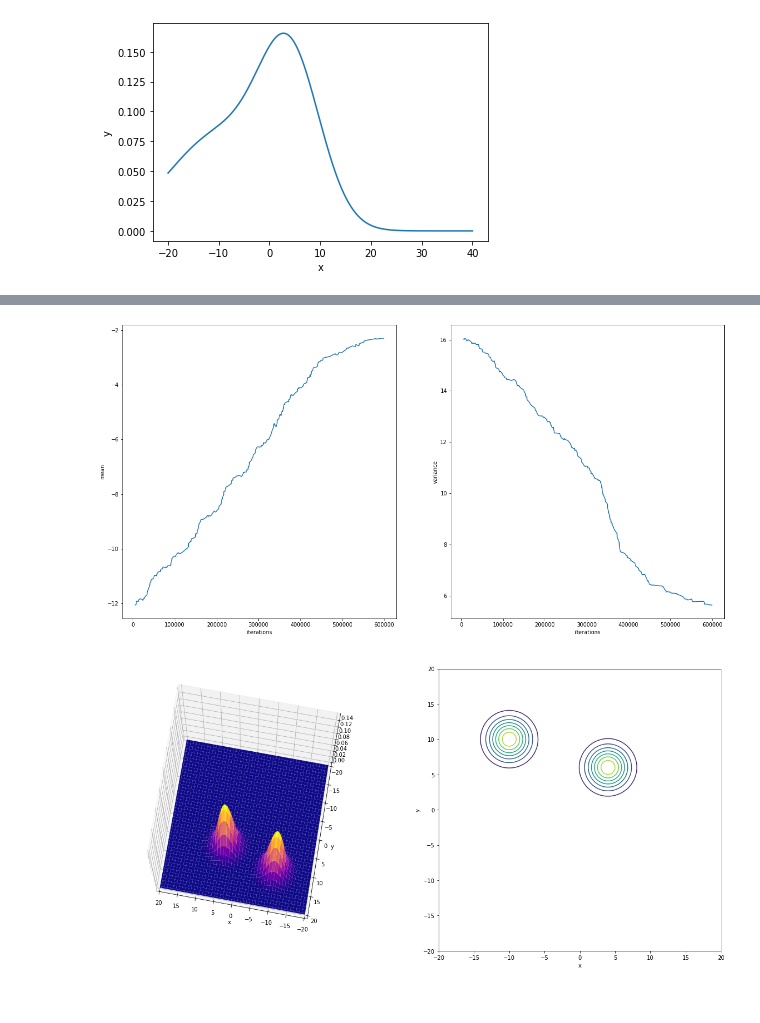
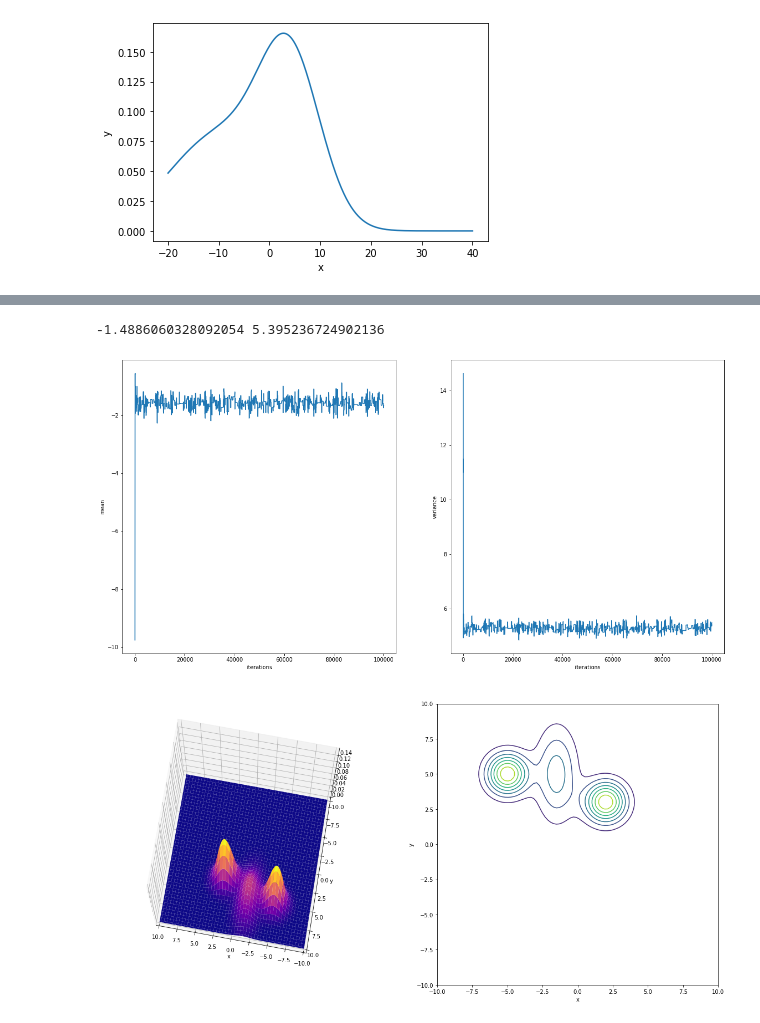
Before and after one commit to zcemycl/mlreading-hub, a Jupyter notebook: notes/Random-Walk-Metropolis.ipynb, the cells around one changed output, grey strips where cells are left out. Cells and saved outputs as stored; diff of their text form; code cells hidden in the pictures.

```diff
--- a/notes/Random-Walk-Metropolis.ipynb
+++ b/notes/Random-Walk-Metropolis.ipynb
@@ -50,24 +103,6 @@ def sampleGauss1D(mu,var):
     rv = norm(mu,var)
     y = rv.pdf(x)
     return x,y
-# %%
-def sampleGauss2D(mu,cov):
-    """
-    Given x,y mean and covariance,
-    Sample 2D Gaussian Distribution Datapoints
-    within x[-10,10], y[-10,10].
-    mu = [1,2] w
-    cov = [2,2]
-    """
-    x = np.linspace(-10,10,100)
-    y = np.linspace(-10,10,100)
-    x,y = np.meshgrid(x,y)
-    pos = np.empty(x.shape+(2,))
-    pos[:,:,0]=x
-    pos[:,:,1]=y
-    rv = multivariate_normal(mu,cov)
-    z = rv.pdf(pos)
-    return x,y,z
 # %%
 def plot2D(xs,ys):
     fig = plt.figure()
@@ -76,30 +111,6 @@ def plot2D(xs,ys):
     plt.plot(xs,ys)
     plt.xlabel('x')
     plt.ylabel('y')
-# %%
-def plot3DSurface2DContour(xs,ys,zs):
-    fig = plt.figure(figsize=(20,10))
-    ax = fig.add_subplot(121, projection='3d')
-    xs=np.array(xs)
-    xs=np.sum(xs,axis=0)
-    ys=np.array(ys)
-    ys=np.sum(ys,axis=0)
-    zs=np.array(zs)
-    zs=np.sum(zs,axis=0)
-    zmax = np.max(zs)
-    ax.set_xlim3d([-20,20])
-    ax.set_ylim3d([-20,20])
-    ax.set_zlim3d([0,zmax])
-    ax.view_init(75, 100)
-    ax.set_xlabel('x')
-    ax.set_ylabel('y')
-    ax.plot_surface(xs,ys,zs,cmap="plasma")
-
-    ax = fig.add_subplot(122)
-    ax.contour(xs,ys,zs)
-    ax.set_xlabel('x')
-    ax.set_ylabel('y')
-    ax.set_aspect('equal')
 # %%
 class experiment:
     def __init__(self,samples):
@@ -218,14 +232,19 @@ _ = plt.hist(samples,bins=50)
+# %%
+print(x.mean(),x.std())
+# %% [output]
+-1.4886060328092054 5.395236724902136
 # %%
 e = experiment(samples)
-# e._logL = lambda m,v,m00,v00:(np.log(norm.pdf(samples,m,v))).sum()
+e._logL = lambda m,v,m00,v00:(np.log(norm.pdf(samples,m,v))).sum()
 m0,v0 = np.random.multivariate_normal([-10,15],[[1,0],[0,1]])
-e.explore(m0,v0,2,3,T=600000)
+e.explore(m0,v0,2,3,T=100000)
 e.mu_var_evolution()
 # %% [output]
-[figure, old version]
+[figure, new version]
 # %%
 x0,y0,z0 = sampleGauss2D([2,3],[[1,0],[0,1]])
 x1,y1,z1 = sampleGauss2D([-5,5],[[1,0],[0,1]])
-plot3DSurface2DContour([x0,x1],[y0,y1],[z0,z1])
+x2,y2,z2 = sampleGauss2D([-1.5,5],[[1,0],[0,5]])
+plot3DSurface2DContour([x0],[y0],[z0,z1,z2])
 # %% [output]
-[figure, old version]
+[figure, new version]
```
Also changed, not shown: parts of 17 cells of this notebook.
